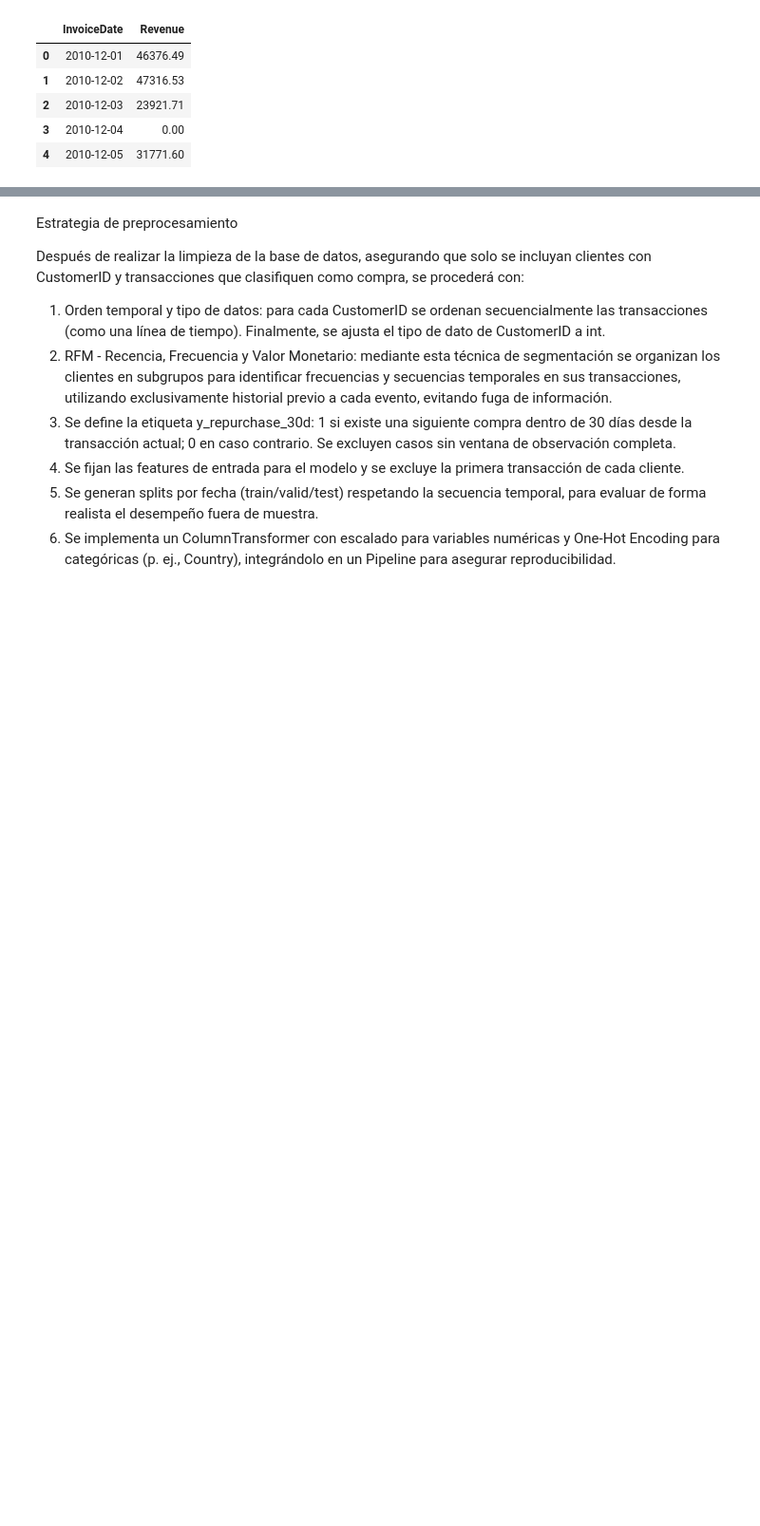
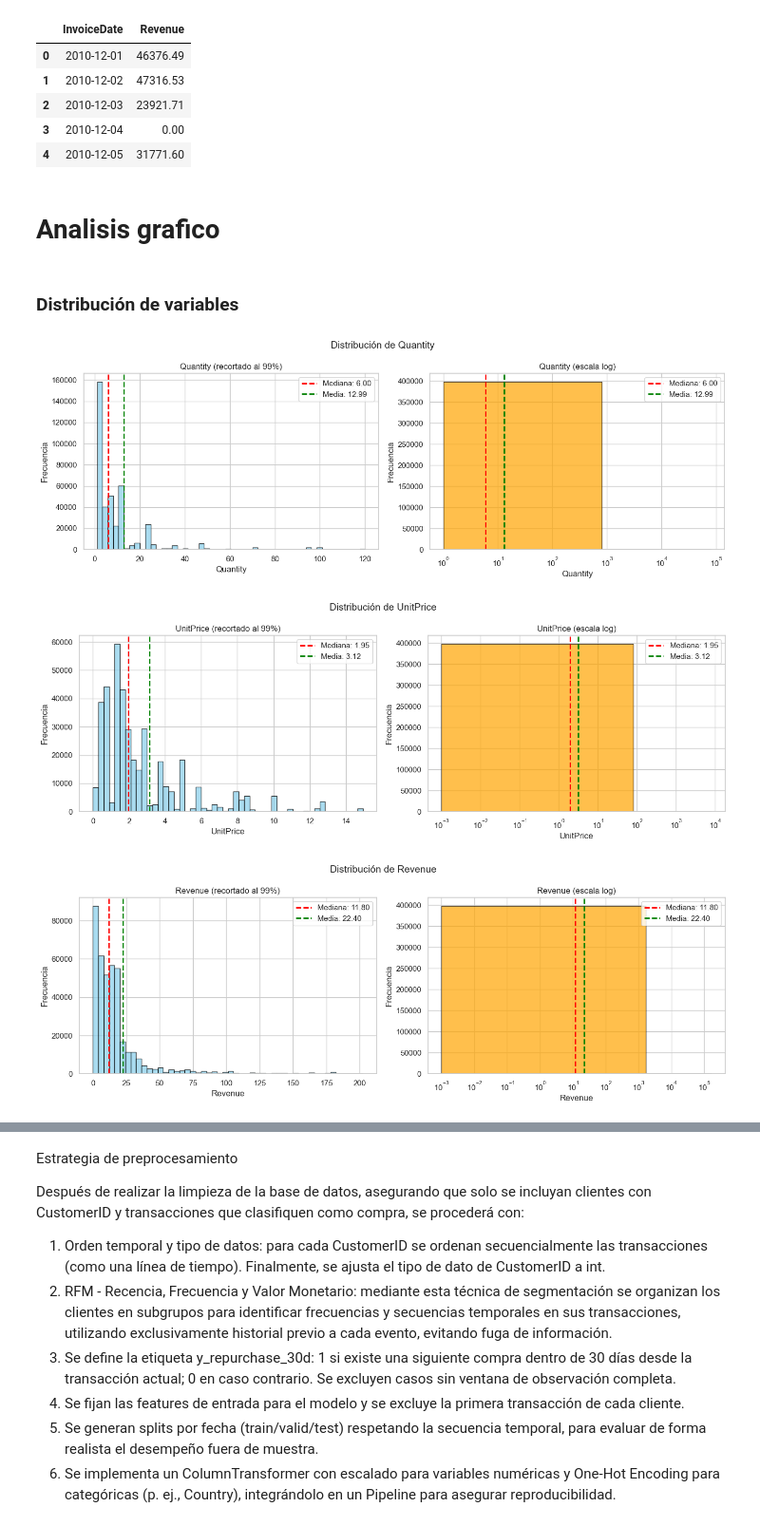
Before and after one commit to gabrielaaguiv5/ProyectoFinalMLOps, a Jupyter notebook: notebooks/EDA.ipynb, the cells around one changed output, grey strips where cells are left out. Shown at 95% size. Cells and saved outputs as stored; diff of their text form; code cells hidden in the pictures; blank space fills up the shorter version.

```diff
--- a/notebooks/EDA.ipynb
+++ b/notebooks/EDA.ipynb
@@ -181,3 +164,46 @@ Rango de fechas: 2010-12-01 → 2011-12-09
 | 2 | 2010-12-03 | 23921.71 |
 | 3 | 2010-12-04 | 0.00 |
 | 4 | 2010-12-05 | 31771.60 |
+# %% [markdown]
+# Analisis grafico
+# %% [markdown]
+### Distribución de variables
+# %%
+import matplotlib.pyplot as plt
+
+# Variables numéricas a graficar
+num_cols = ['Quantity', 'UnitPrice', 'Revenue']
+
+for col in num_cols:
+    median = df[col].median()
+    mean = df[col].mean()
+
+    fig, axes = plt.subplots(1, 2, figsize=(14,5))
+
+    # --- Histograma recortado al 99% ---
+    axes[0].hist(df[col][df[col] <= df[col].quantile(0.99)], bins=50,
+                 color="skyblue", edgecolor="black", alpha=0.7)
+    axes[0].axvline(median, color="red", linestyle="--", linewidth=2, label=f"Mediana: {median:.2f}")
+    axes[0].axvline(mean, color="green", linestyle="--", linewidth=2, label=f"Media: {mean:.2f}")
+    axes[0].set_title(f"{col} (recortado al 99%)")
+    axes[0].set_xlabel(col)
+    axes[0].set_ylabel("Frecuencia")
+    axes[0].legend()
+
+    # --- Histograma con escala log ---
+    axes[1].hist(df[col], bins=100, color="orange", edgecolor="black", alpha=0.7)
+    axes[1].axvline(median, color="red", linestyle="--", linewidth=2, label=f"Mediana: {median:.2f}")
+    axes[1].axvline(mean, color="green", linestyle="--", linewidth=2, label=f"Media: {mean:.2f}")
+    axes[1].set_xscale("log")
+    axes[1].set_title(f"{col} (escala log)")
+    axes[1].set_xlabel(col)
+    axes[1].set_ylabel("Frecuencia")
+    axes[1].legend()
+
+    plt.suptitle(f"Distribución de {col}", fontsize=14)
+    plt.tight_layout()
+    plt.show()
+# %% [output]
+[figure, added]
+[figure, added]
+[figure, added]
```
Also changed, not shown: parts of 19 cells of this notebook.
